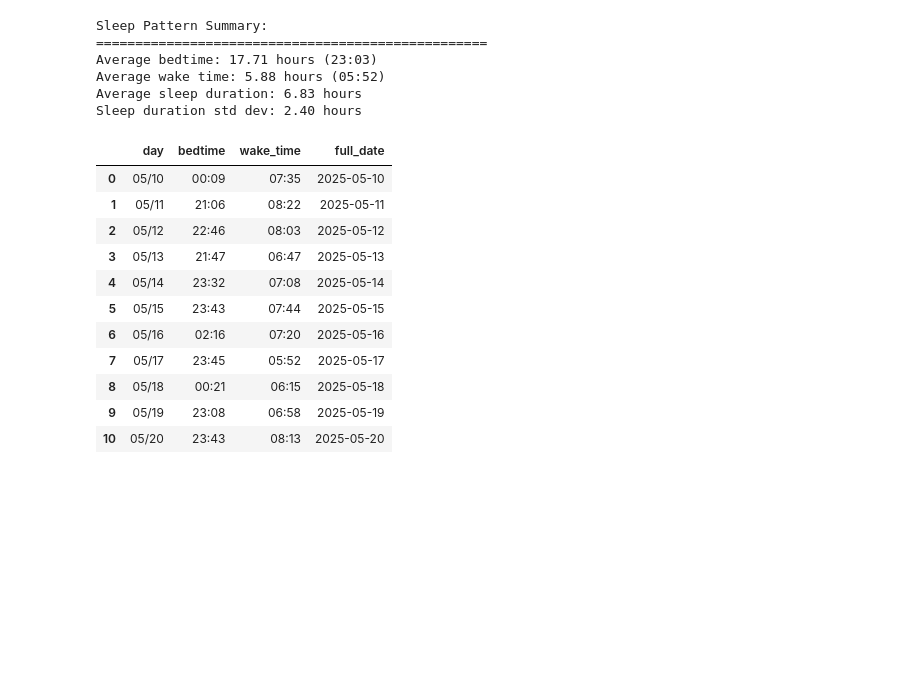
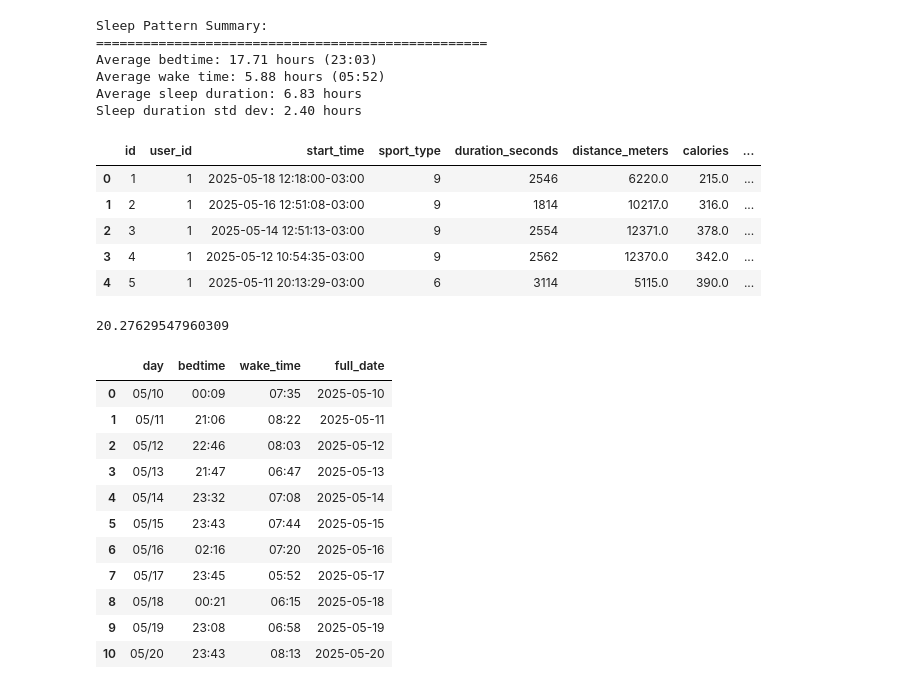
Before and after one commit to michel8195/healthdatabase, a Jupyter notebook: notebooks/sleep_chart_database.ipynb, the cells around one changed output. Drawn from its saved outputs; the diff is of its cells as text; code cells hidden in the pictures; blank space fills up the shorter version.

```diff
--- a/notebooks/sleep_chart_database.ipynb
+++ b/notebooks/sleep_chart_database.ipynb
@@ -268,6 +274,20 @@ Average bedtime: 17.71 hours (23:03)
 Average wake time: 5.88 hours (05:52)
 Average sleep duration: 6.83 hours
 Sleep duration std dev: 2.40 hours
+# %%
+df = db_connection.query_to_dataframe('SELECT * FROM sport_data')
+df.head()
+# %% [output]
+|  | id | user_id | start_time | sport_type | duration_seconds | distance_meters | calories | ... |
+| 0 | 1 | 1 | 2025-05-18 12:18:00-03:00 | 9 | 2546 | 6220.0 | 215.0 | ... |
+| 1 | 2 | 1 | 2025-05-16 12:51:08-03:00 | 9 | 1814 | 10217.0 | 316.0 | ... |
+| 2 | 3 | 1 | 2025-05-14 12:51:13-03:00 | 9 | 2554 | 12371.0 | 378.0 | ... |
+| 3 | 4 | 1 | 2025-05-12 10:54:35-03:00 | 9 | 2562 | 12370.0 | 342.0 | ... |
+| 4 | 5 | 1 | 2025-05-11 20:13:29-03:00 | 6 | 3114 | 5115.0 | 390.0 | ... |
+# %%
+3.6*10217/1814
+# %% [output]
+20.27629547960309
 # %%
 import pandas as pd
 sleep_data = get_sleep_data_by_date_range(start_date="2025-05-10", end_date="2025-05-20")
```
Also changed, not shown: parts of 4 cells of this notebook, 1 other file.
